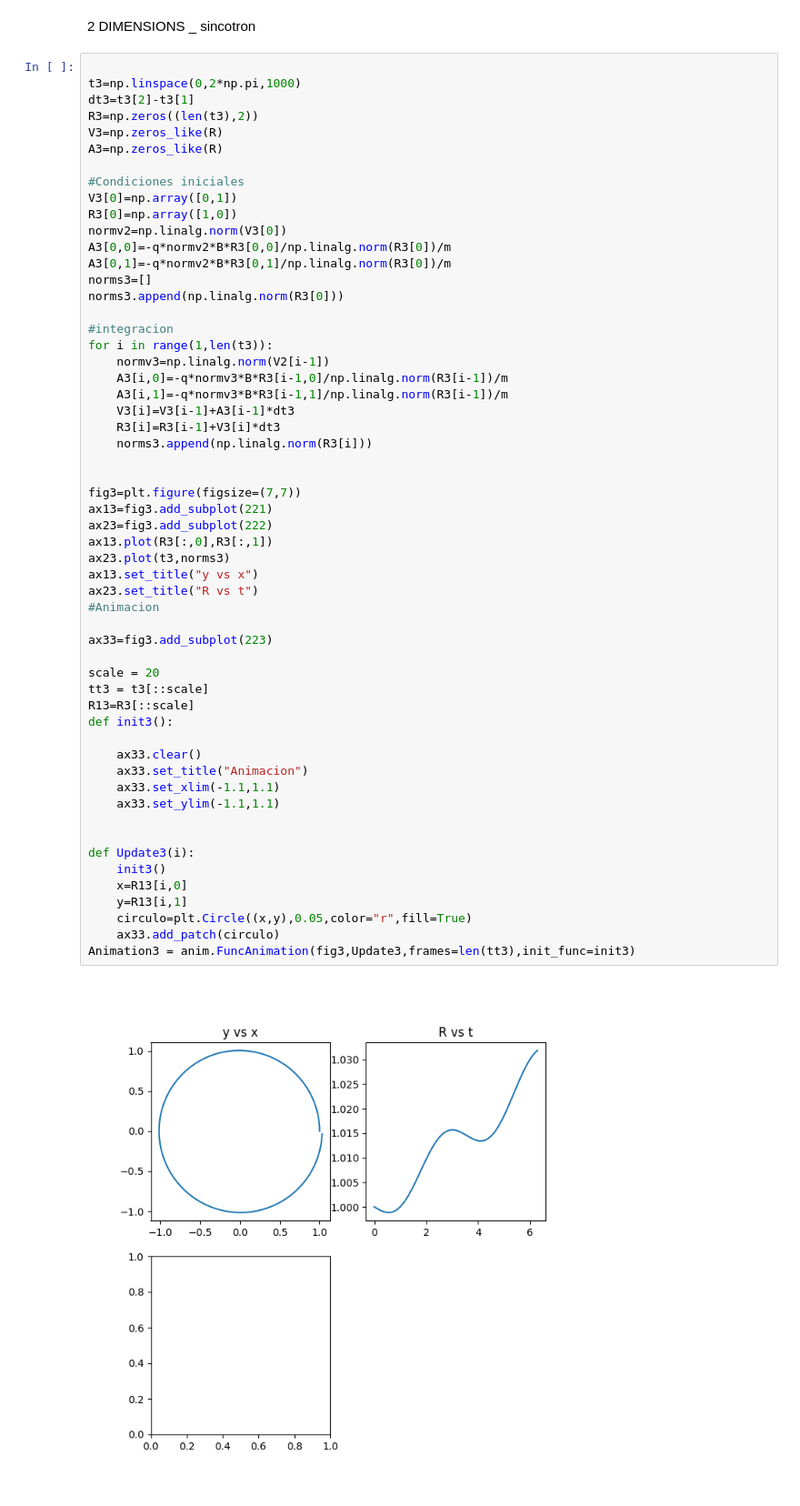
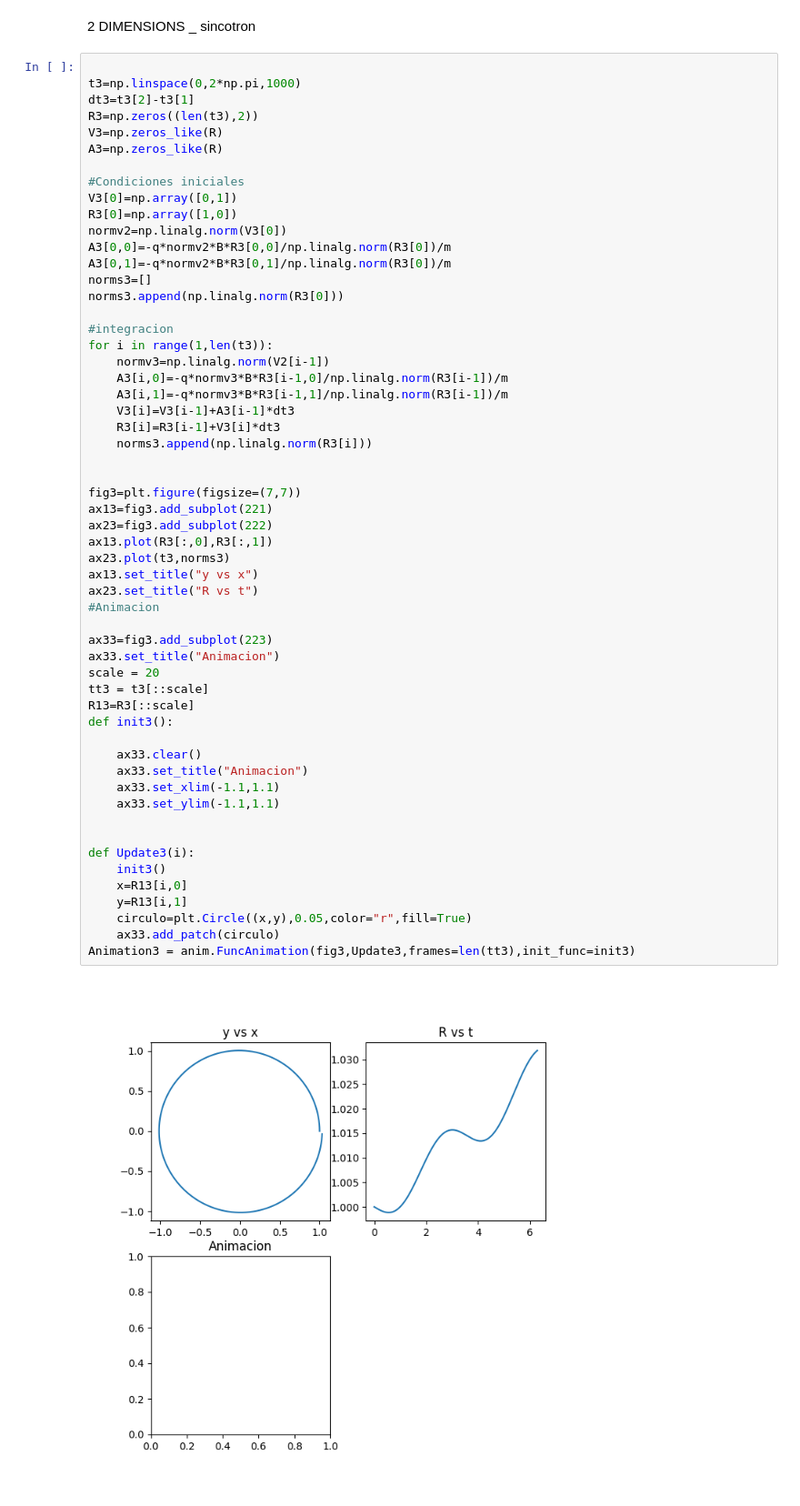
Before and after one commit to Proyecto-AP/Aceleradores, a Jupyter notebook: PART_1.ipynb, the cells around one changed output. Shown at 91% size. Saved outputs shown, nothing was run; the diff lists cells and outputs as text.

```diff
--- a/PART_1.ipynb
+++ b/PART_1.ipynb
@@ -140,32 +141,32 @@ for i in range(1,len(t3)):
 
 fig3=plt.figure(figsize=(7,7))
 ax13=fig3.add_subplot(221)
 ax23=fig3.add_subplot(222)
 ax13.plot(R3[:,0],R3[:,1])
 ax23.plot(t3,norms3)
 ax13.set_title("y vs x")
 ax23.set_title("R vs t")
 #Animacion
 
 ax33=fig3.add_subplot(223)
-
+ax33.set_title("Animacion")
 scale = 20
 tt3 = t3[::scale]
 R13=R3[::scale]
 def init3():
 
     ax33.clear()
     ax33.set_title("Animacion")
     ax33.set_xlim(-1.1,1.1)
     ax33.set_ylim(-1.1,1.1)
 
 
 def Update3(i):
     init3()
     x=R13[i,0]
     y=R13[i,1]
     circulo=plt.Circle((x,y),0.05,color="r",fill=True)
     ax33.add_patch(circulo)
 Animation3 = anim.FuncAnimation(fig3,Update3,frames=len(tt3),init_func=init3)
 # %% [output]
-[figure, old version]
+[figure, new version]
```
Also changed, not shown: parts of 2 cells of this notebook.
